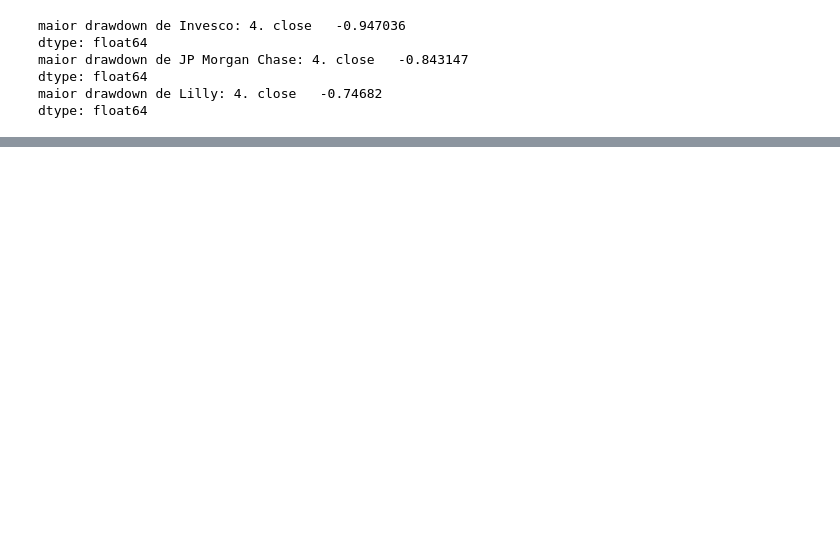
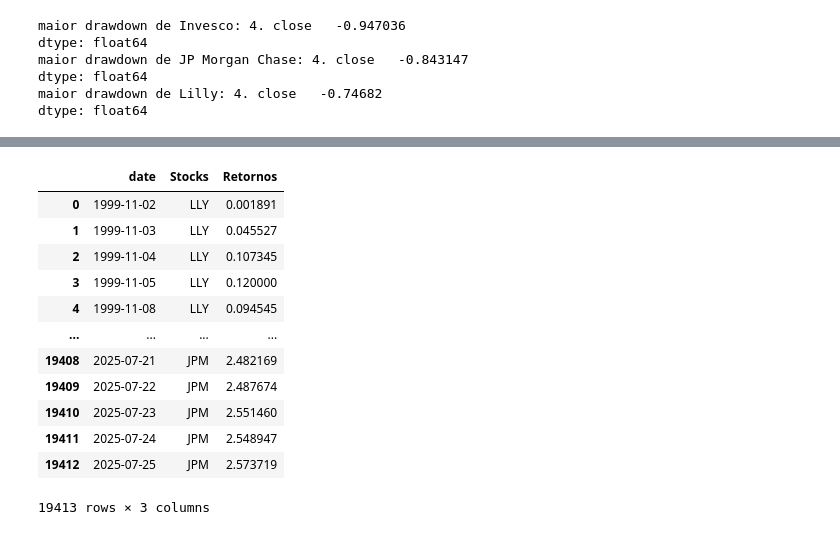
Before and after one commit to BrunoPPivetti/ex04_python_mf, a Jupyter notebook: main.ipynb, the cells around one changed output, grey strips where cells are left out. Saved outputs shown, nothing was run; the diff lists cells and outputs as text; code cells hidden in the pictures; blank space fills up the shorter version.

```diff
--- a/main.ipynb
+++ b/main.ipynb
@@ -288,0 +326,23 @@ dtype: float64
+# %%
+#gráfico retornos anualizados
+sns.set_theme()
+
+cummulated_returns = cummulated_returns.reset_index()
+
+cummulated_returns_long = cummulated_returns.melt(id_vars="date", var_name="Stocks", value_name="Retornos")
+
+cummulated_returns_long
+# %% [output]
+|  | date | Stocks | Retornos |
+| 0 | 1999-11-02 | LLY | 0.001891 |
+| 1 | 1999-11-03 | LLY | 0.045527 |
+| 2 | 1999-11-04 | LLY | 0.107345 |
+| 3 | 1999-11-05 | LLY | 0.120000 |
+| 4 | 1999-11-08 | LLY | 0.094545 |
+| ... | ... | ... | ... |
+| 19408 | 2025-07-21 | JPM | 2.482169 |
+| 19409 | 2025-07-22 | JPM | 2.487674 |
+| 19410 | 2025-07-23 | JPM | 2.551460 |
+| 19411 | 2025-07-24 | JPM | 2.548947 |
+| 19412 | 2025-07-25 | JPM | 2.573719 |
+19413 rows × 3 columns
```
Also changed, not shown: parts of 10 cells of this notebook.
